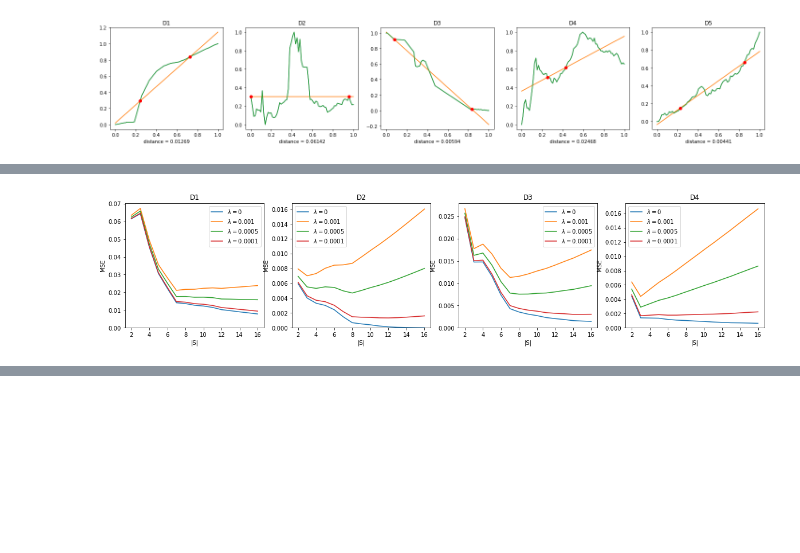
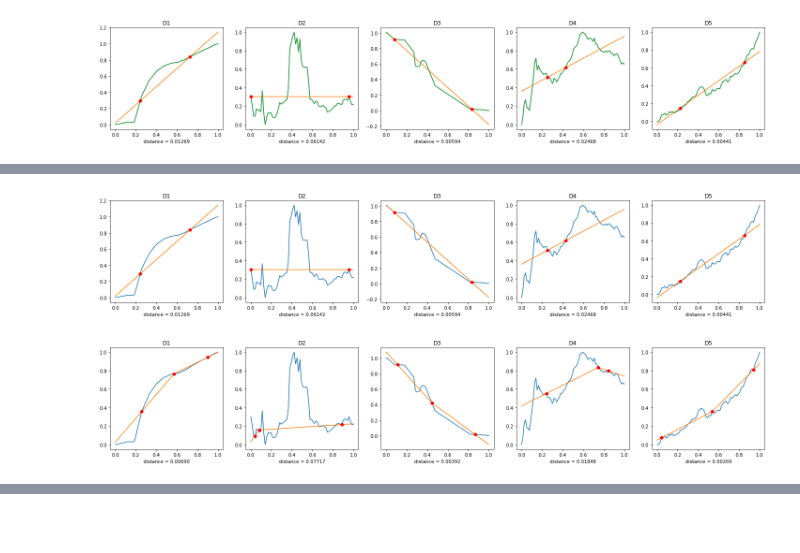
Before and after one commit to captainhoji/viz-sampling-mt, a Jupyter notebook: pipeline.ipynb, the cells around one changed output, grey strips where cells are left out. Cells and saved outputs as stored; diff of their text form; code cells hidden in the pictures; blank space fills up the shorter version.

```diff
--- a/pipeline.ipynb
+++ b/pipeline.ipynb
@@ -93,45 +33,3 @@ class Pipeline:
-# %%
-class H_OLS(IHumanProxy):
-    def __init__(self, x, y):
-        self.model = LinearRegression()
-        self.fit(x, y)
-
-    def fit(self, x, y):
-        self.model.fit(x, y)
-
-    def predict(self, x):
-        return self.model.predict(x)
-
-def E_MSE(D, model):
-    x = D['x'].reshape(-1, 1)
-    y = D['y']
-    y_predicted = model.predict(x)
-    return mean_squared_error(y, y_predicted)
-
-"""
-Assumes: H is a oridnary least squares learner
-Outputs: sample of size 2
-Note: This teacher does not use actual H and E in the pipeline (White-Box)
-"""
-def T_OLS2(D, evaluator):
-    x = D['x'].reshape(-1, 1)
-    y = D['y']
-    minDist = math.inf
-    minS = [[],[]]
-    h_tilde = LinearRegression()
-    for i in range(len(x)):
-        for j in range(i+1, len(x)):
-            if i==j: continue
-            x_sample = np.array([x[i], x[j]]).reshape(-1, 1)
-            y_sample = np.array([y[i], y[j]])
-            model = h_tilde.fit(x_sample, y_sample)
-            y_predicted = h_tilde.predict(x)
-            distance = mean_squared_error(y, y_predicted)
-            if (distance < minDist):
-                minDist = distance
-                minS[0] = x_sample
-                minS[1] = y_sample
-    return minS, minDist
 # %%
 pipeline = Pipeline(human_proxy=H_OLS, teacher=T_OLS2, evaluator=E_MSE)
 pipeline.generate_plots(DD)
@@ -349,25 +73,10 @@ for i in range(len(DD)):
-# %%
-f = plt.figure()
-f.set_figwidth(20)
-rps = [0.001, 0.0005, 0.0001]
-for i in range(len(DD)):
-    errx = np.arange(start, end+1)
-    erry = np.load("erry%s.npy" % (i))
-    errys = []
-    for rp in rps:
-        err = erry.copy()
-        for j in range(len(errx)):
-            err[j] += rp * errx[j]
-        errys.append(err)
-
-    plt.subplot(1, len(DD), (i+1))
-    plt.title("D%s" % (i+1))
-    plt.xlabel("|S|")
-    plt.ylabel("MSE")
-    plt.plot(errx, erry, label=r'$\lambda = 0$')
-    for j in range(len(rps)):
-        plt.plot(errx,errys[j], label=r'$\lambda = %s$' % rps[j])
-    plt.gca().set_ylim(bottom=0)
-    plt.legend()
-# %% [output]
-[figure, removed]
+# %%
+pipeline = Pipeline(human_proxy=H_PL7, teacher=T_OLS2, evaluator=E_MSE)
+pipeline.generate_plots(DD, comparison=False)
+# %% [output]
+[figure, added]
+# %%
+pipeline = Pipeline(human_proxy=H_PL7, teacher=T_quad3, evaluator=E_MSE)
+pipeline.generate_plots(DD, comparison=False)
+# %% [output]
+[figure, added]
```
Also changed, not shown: parts of 9 cells of this notebook, 1 other file.
